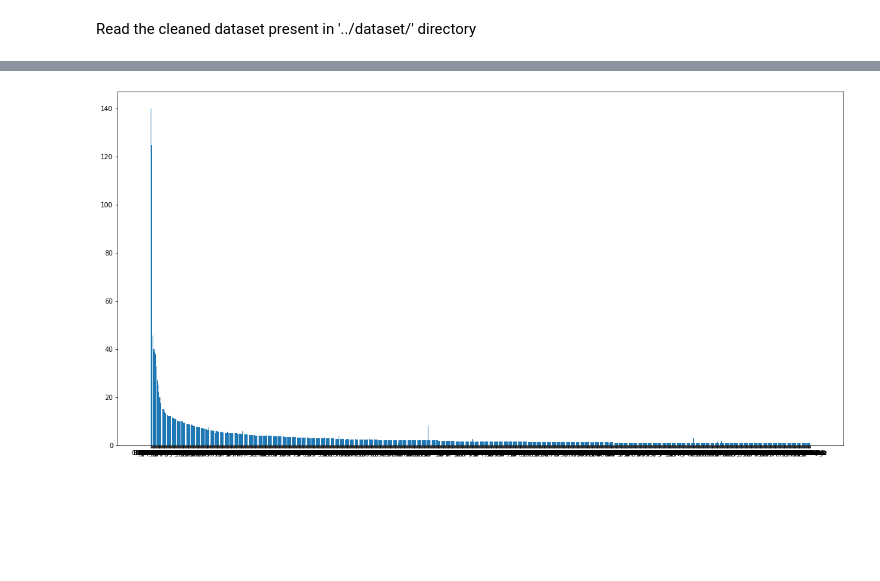
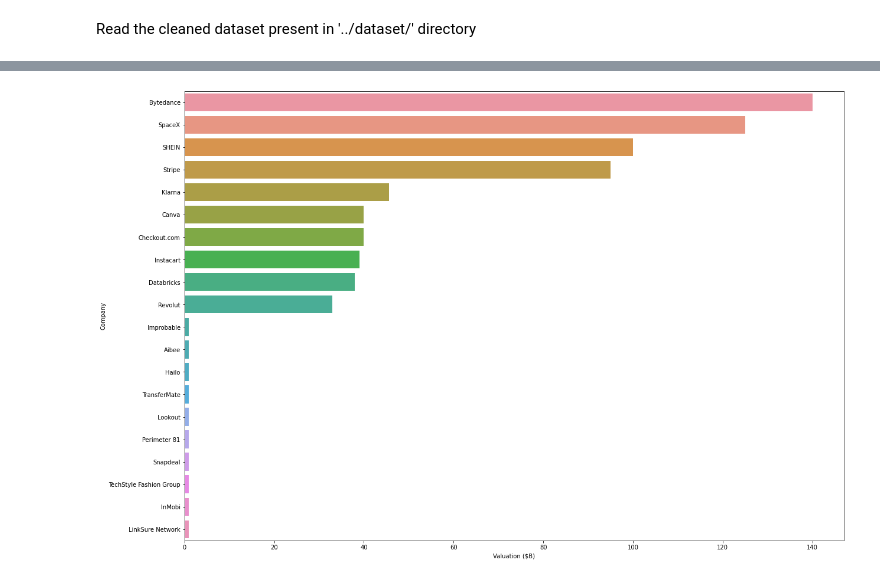
Before and after one commit to amitdas022/Unicorns, a Jupyter notebook: notebooks/visual.ipynb, the cells around one changed output, grey strips where cells are left out. Drawn from its saved outputs; the diff is of its cells as text; code cells hidden in the pictures; blank space fills up the shorter version.

```diff
--- a/notebooks/visual.ipynb
+++ b/notebooks/visual.ipynb
@@ -70,9 +91,15 @@ Target : Visualize the vast diffrences in funding amount
-# %%
-# Add bar graph renderer
-plt.figure(figsize=(20, 10))
-plt.bar(df_all['Company'], df_all['Valuation ($B)'])
-
-# Display the results
-plt.show()
-# %% [output]
-[figure, removed]
+# %%
+# Compare the 10 largest and smallest unicorns
+df_diff_comp_largest = df_all.nlargest(10, 'Valuation ($B)')
+df_diff_comp_smallest = df_all.nsmallest(10, 'Valuation ($B)')
+
+df_valuation_comp = df_diff_comp_largest.append(df_diff_comp_smallest, ignore_index=True)
+
+x_valuation_comp = df_valuation_comp['Valuation ($B)']
+y_valuation_comp = df_valuation_comp['Company']
+
+val_chart, ax_vc = plt.subplots(figsize=(20,14))
+valuation_comp_chart = sns.barplot(x=x_valuation_comp, y=y_valuation_comp, ax=ax_vc)
+plt.show()
+# %% [output]
+[figure, added]
```
Also changed, not shown: parts of 6 cells of this notebook.
